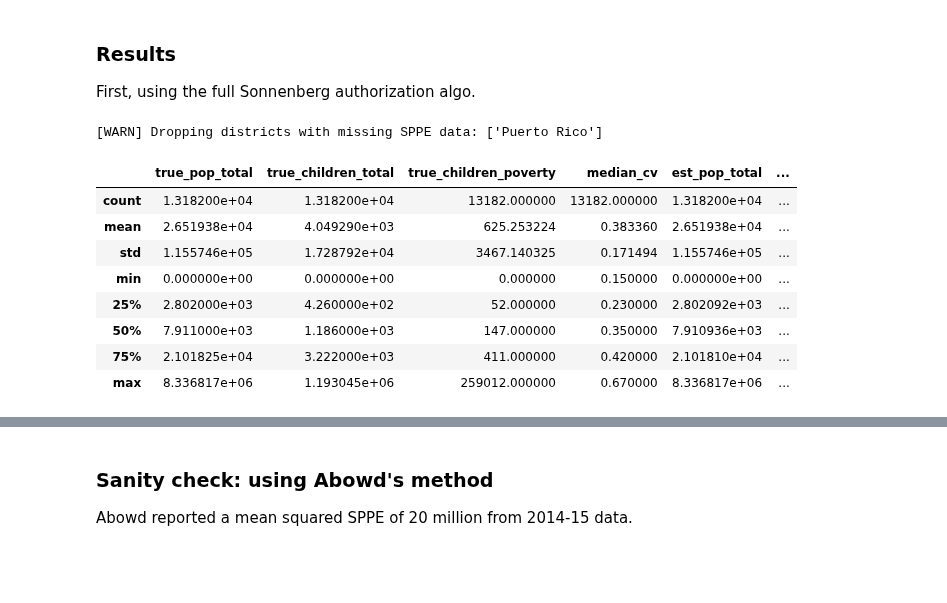
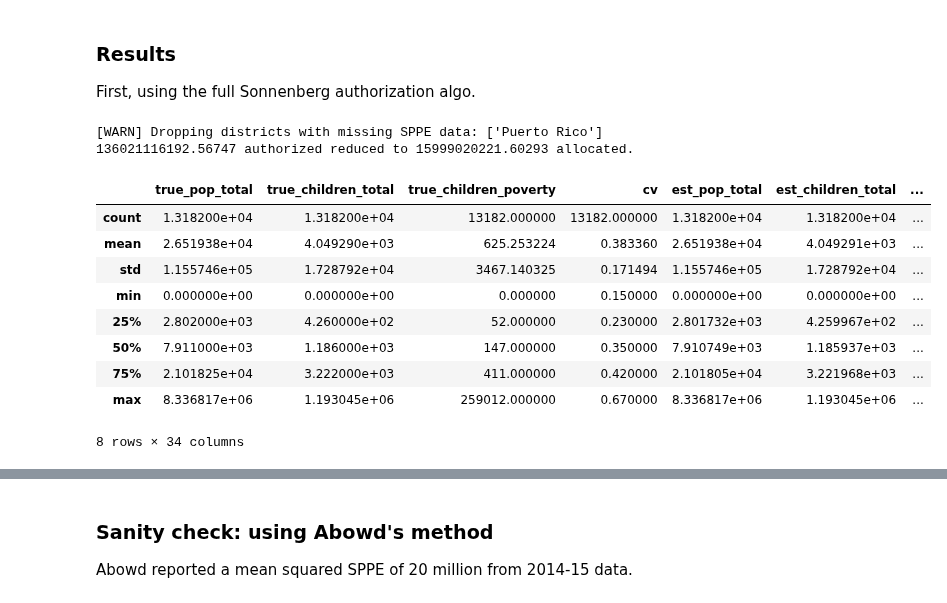
Before and after one commit to ryansteed/dp-policy, a Jupyter notebook: notebooks/titlei.ipynb, the cells around one changed output, grey strips where cells are left out. Saved outputs shown, nothing was run; the diff lists cells and outputs as text; code cells hidden in the pictures; blank space fills up the shorter version.

```diff
--- a/notebooks/titlei.ipynb
+++ b/notebooks/titlei.ipynb
@@ -116,19 +116,21 @@ Laplace(saipe, 0.1, 0).poverty_estimates()
 ### Results
 First, using the full Sonnenberg authorization algo.
 # %%
-grants = funding(saipe, SonnenbergAuthorizer, Laplace(saipe, 5, 0), get_sppe("../data/sppe18.xlsx"), weighting)
+grants = funding(SonnenbergAuthorizer, saipe, Laplace(saipe, 5, 0), get_sppe("../data/sppe18.xlsx"))
 grants.describe()
 # %% [output]
 [WARN] Dropping districts with missing SPPE data: ['Puerto Rico']
+136021116192.56747 authorized reduced to 15999020221.60293 allocated.
-|  | true_pop_total | true_children_total | true_children_poverty | median_cv | est_pop_total | ... |
-| count | 1.318200e+04 | 1.318200e+04 | 13182.000000 | 13182.000000 | 1.318200e+04 | ... |
-| mean | 2.651938e+04 | 4.049290e+03 | 625.253224 | 0.383360 | 2.651938e+04 | ... |
-| std | 1.155746e+05 | 1.728792e+04 | 3467.140325 | 0.171494 | 1.155746e+05 | ... |
-| min | 0.000000e+00 | 0.000000e+00 | 0.000000 | 0.150000 | 0.000000e+00 | ... |
-| 25% | 2.802000e+03 | 4.260000e+02 | 52.000000 | 0.230000 | 2.802092e+03 | ... |
-| 50% | 7.911000e+03 | 1.186000e+03 | 147.000000 | 0.350000 | 7.910936e+03 | ... |
-| 75% | 2.101825e+04 | 3.222000e+03 | 411.000000 | 0.420000 | 2.101810e+04 | ... |
-| max | 8.336817e+06 | 1.193045e+06 | 259012.000000 | 0.670000 | 8.336817e+06 | ... |
+|  | true_pop_total | true_children_total | true_children_poverty | cv | est_pop_total | est_children_total | ... |
+| count | 1.318200e+04 | 1.318200e+04 | 13182.000000 | 13182.000000 | 1.318200e+04 | 1.318200e+04 | ... |
+| mean | 2.651938e+04 | 4.049290e+03 | 625.253224 | 0.383360 | 2.651938e+04 | 4.049291e+03 | ... |
+| std | 1.155746e+05 | 1.728792e+04 | 3467.140325 | 0.171494 | 1.155746e+05 | 1.728792e+04 | ... |
+| min | 0.000000e+00 | 0.000000e+00 | 0.000000 | 0.150000 | 0.000000e+00 | 0.000000e+00 | ... |
+| 25% | 2.802000e+03 | 4.260000e+02 | 52.000000 | 0.230000 | 2.801732e+03 | 4.259967e+02 | ... |
+| 50% | 7.911000e+03 | 1.186000e+03 | 147.000000 | 0.350000 | 7.910749e+03 | 1.185937e+03 | ... |
+| 75% | 2.101825e+04 | 3.222000e+03 | 411.000000 | 0.420000 | 2.101805e+04 | 3.221968e+03 | ... |
+| max | 8.336817e+06 | 1.193045e+06 | 259012.000000 | 0.670000 | 8.336817e+06 | 1.193045e+06 | ... |
+8 rows × 34 columns
 # %%
 import itertools
 from dp_policy.titlei.allocators import Allocator
```
Also changed, not shown: parts of 18 cells of this notebook, 2 other files.
